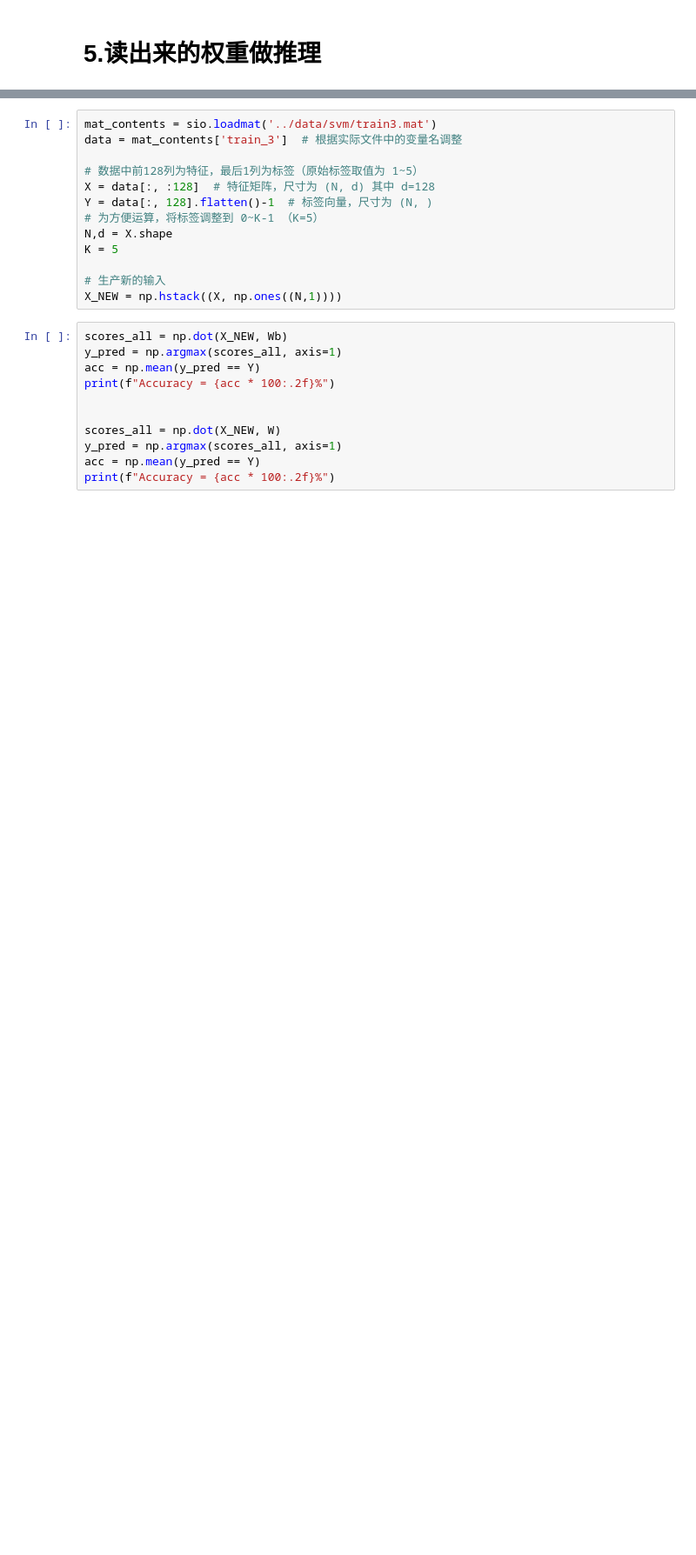
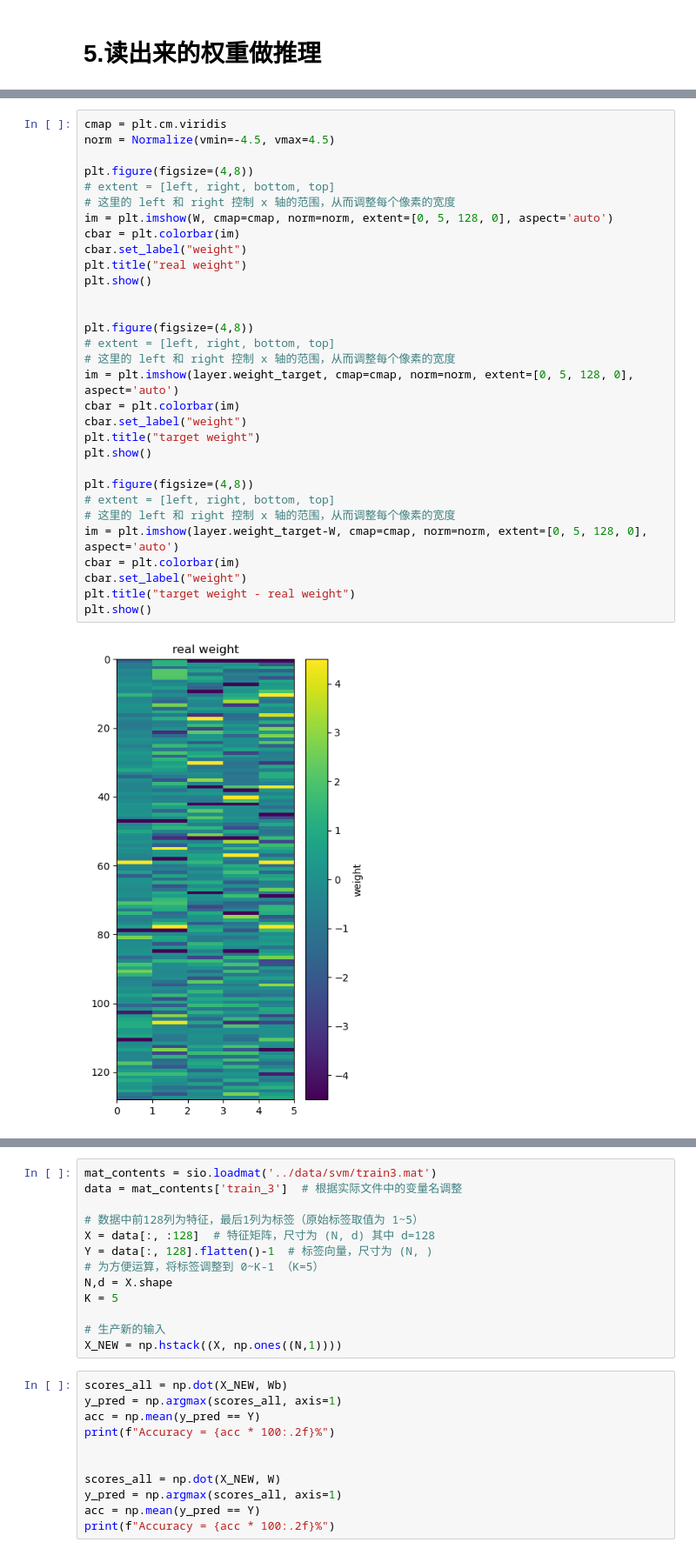
Before and after one commit to bei-meng/host_computer, a Jupyter notebook: Neural_Network_Deployment/svm_最后的.ipynb, the cells around one changed output, grey strips where cells are left out. Shown at 87% size. Saved outputs shown, nothing was run; the diff lists cells and outputs as text; blank space fills up the shorter version.

```diff
--- a/Neural_Network_Deployment/svm_最后的.ipynb
+++ b/Neural_Network_Deployment/svm_最后的.ipynb
@@ -127,0 +132,33 @@ W = (cond-layer.cond_reference)/layer.cond_range*layer.weight_max
+# %%
+cmap = plt.cm.viridis
+norm = Normalize(vmin=-4.5, vmax=4.5)
+
+plt.figure(figsize=(4,8))
+# extent = [left, right, bottom, top]
+# 这里的 left 和 right 控制 x 轴的范围，从而调整每个像素的宽度
+im = plt.imshow(W, cmap=cmap, norm=norm, extent=[0, 5, 128, 0], aspect='auto')
+cbar = plt.colorbar(im)
+cbar.set_label("weight")
+plt.title("real weight")
+plt.show()
+
+
+plt.figure(figsize=(4,8))
+# extent = [left, right, bottom, top]
+# 这里的 left 和 right 控制 x 轴的范围，从而调整每个像素的宽度
+im = plt.imshow(layer.weight_target, cmap=cmap, norm=norm, extent=[0, 5, 128, 0], aspect='auto')
+cbar = plt.colorbar(im)
+cbar.set_label("weight")
+plt.title("target weight")
+plt.show()
+
+plt.figure(figsize=(4,8))
+# extent = [left, right, bottom, top]
+# 这里的 left 和 right 控制 x 轴的范围，从而调整每个像素的宽度
+im = plt.imshow(layer.weight_target-W, cmap=cmap, norm=norm, extent=[0, 5, 128, 0], aspect='auto')
+cbar = plt.colorbar(im)
+cbar.set_label("weight")
+plt.title("target weight - real weight")
+plt.show()
+# %% [output]
+[figure, added]
```
Also changed, not shown: parts of 13 cells of this notebook, 6 other files.
